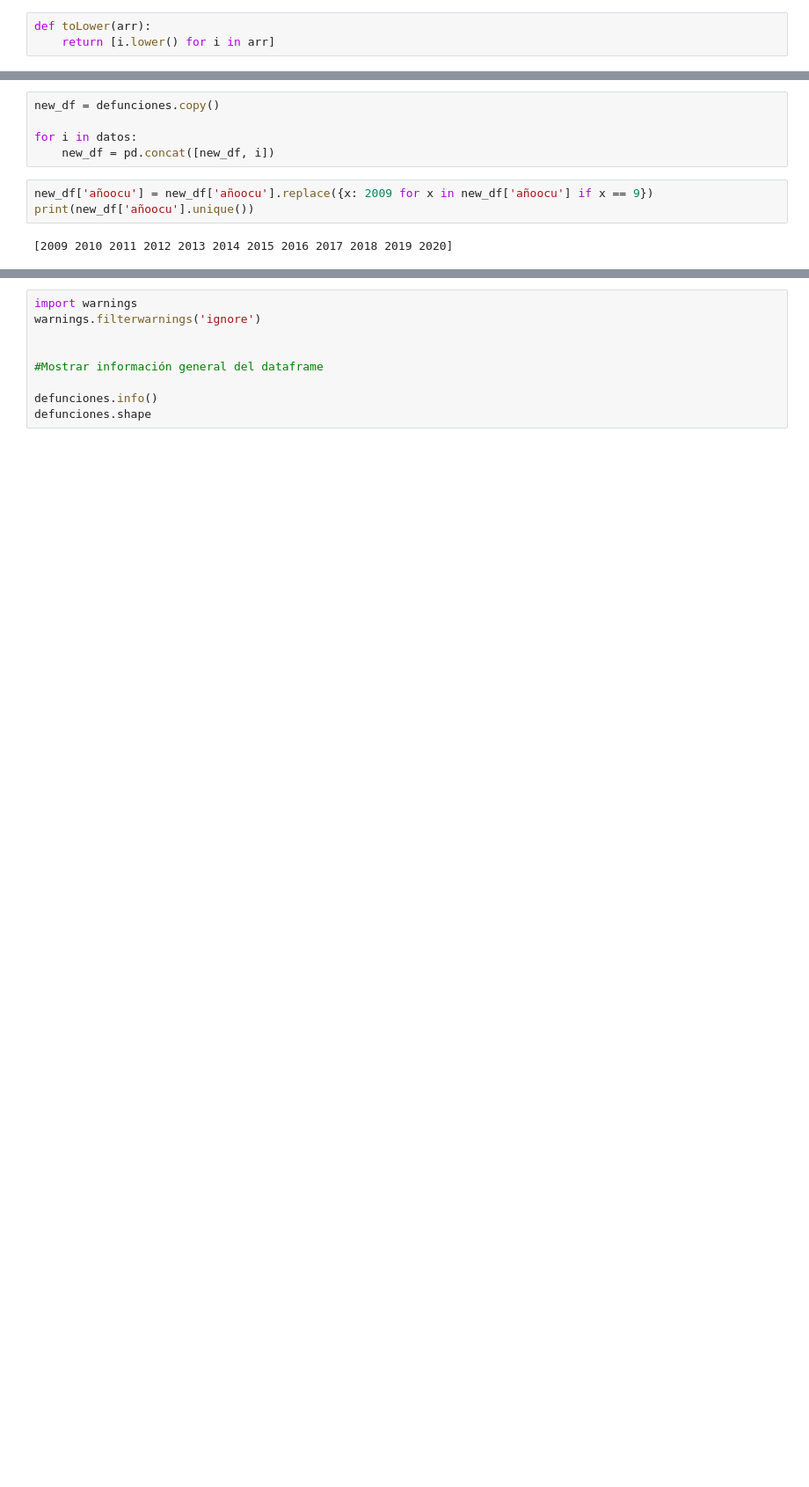
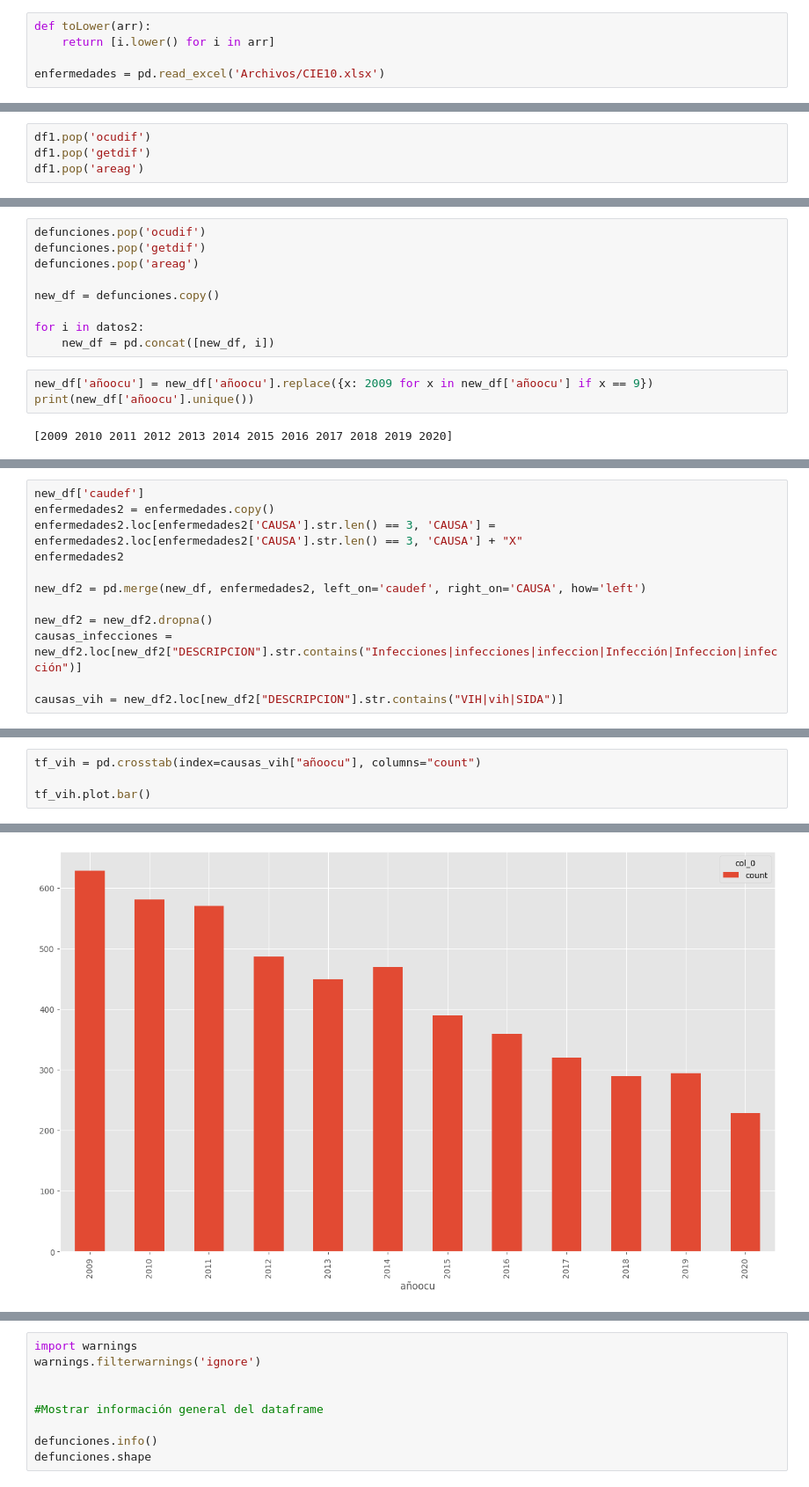
Before and after one commit to cayomol01/Proyecto1MD, a Jupyter notebook: proyecto.ipynb, the cells around one changed output, grey strips where cells are left out. Shown at 88% size. Cells and saved outputs as stored; diff of their text form; blank space fills up the shorter version.

```diff
--- a/proyecto.ipynb
+++ b/proyecto.ipynb
@@ -50,3 +50,5 @@ d20 = pd.read_excel("Archivos/Datos2020.xlsx")
 # %%
 def toLower(arr):
     return [i.lower() for i in arr]
+
+enfermedades = pd.read_excel('Archivos/CIE10.xlsx')
@@ -129,0 +109,4 @@ Name: ocudif, Length: 71707, dtype: int64
+# %%
+df1.pop('ocudif')
+df1.pop('getdif')
+df1.pop('areag')
@@ -153,7 +138,11 @@ for i in datos:
 # %%
+defunciones.pop('ocudif')
+defunciones.pop('getdif')
+defunciones.pop('areag')
+
 new_df = defunciones.copy()
 
-for i in datos:
+for i in datos2:
     new_df = pd.concat([new_df, i])
 # %%
 new_df['añoocu'] = new_df['añoocu'].replace({x: 2009 for x in new_df['añoocu'] if x == 9})
@@ -162,0 +192,12 @@ print(new_df['añoocu'].unique())
+# %%
+new_df['caudef']
+enfermedades2 = enfermedades.copy()
+enfermedades2.loc[enfermedades2['CAUSA'].str.len() == 3, 'CAUSA'] = enfermedades2.loc[enfermedades2['CAUSA'].str.len() == 3, 'CAUSA'] + "X"
+enfermedades2
+
+new_df2 = pd.merge(new_df, enfermedades2, left_on='caudef', right_on='CAUSA', how='left')
+
+new_df2 = new_df2.dropna()
+causas_infecciones = new_df2.loc[new_df2["DESCRIPCION"].str.contains("Infecciones|infecciones|infeccion|Infección|Infeccion|infección")]
+
+causas_vih = new_df2.loc[new_df2["DESCRIPCION"].str.contains("VIH|vih|SIDA")]
@@ -162,0 +211,5 @@ print(new_df['añoocu'].unique())
+# %%
+tf_vih = pd.crosstab(index=causas_vih["añoocu"], columns="count")
+
+tf_vih.plot.bar()
+# %% [output]
@@ -162,0 +217 @@ print(new_df['añoocu'].unique())
+[figure, added]
```
Also changed, not shown: parts of 20 cells of this notebook, 4 other files.
